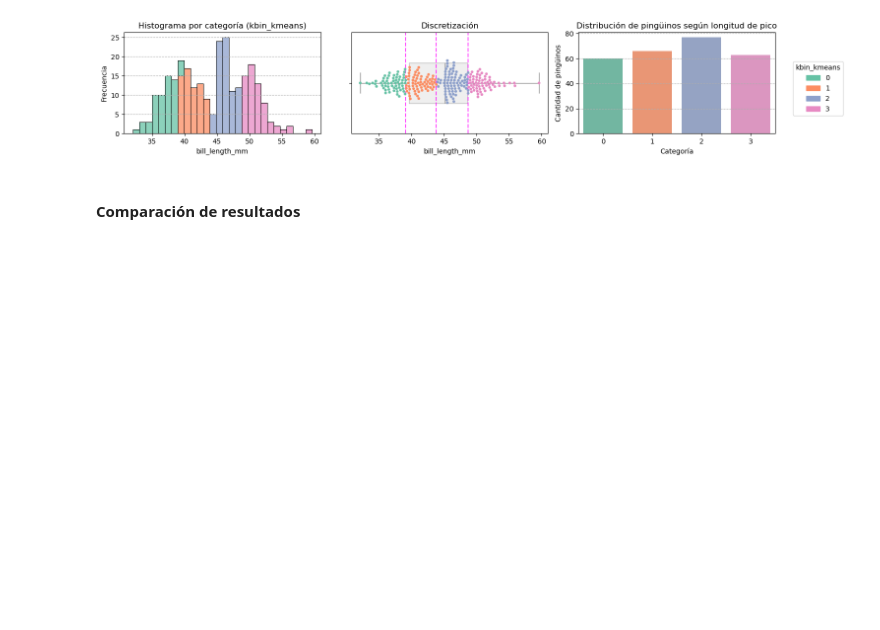
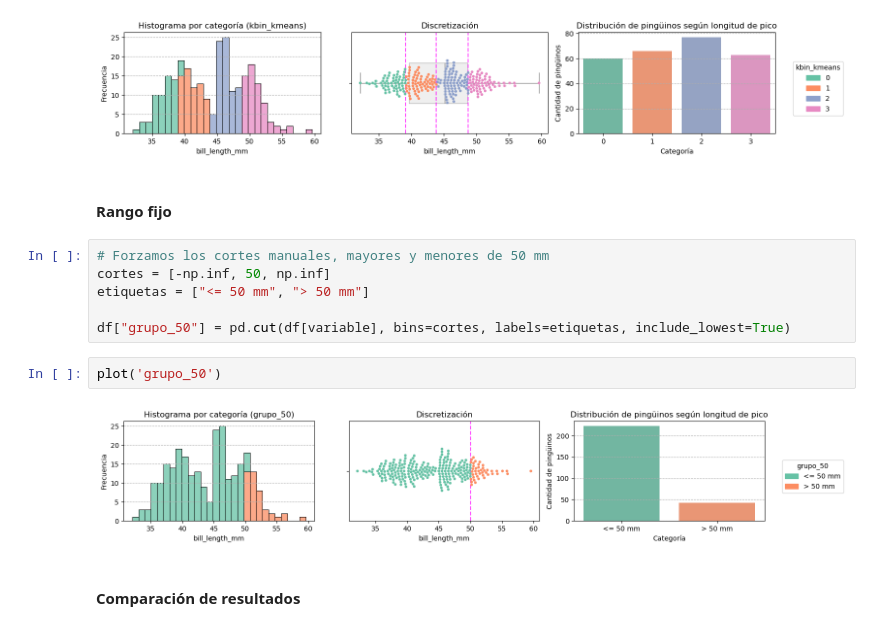
Before and after one commit to FIUBA-Posgrado-Inteligencia-Artificial/CEIA_Analisis_de_datos, a Jupyter notebook: notebooks/clase_05_discretizacion.ipynb, the cells around one changed output. Drawn from its saved outputs; the diff is of its cells as text; blank space fills up the shorter version.

```diff
--- a/notebooks/clase_05_discretizacion.ipynb
+++ b/notebooks/clase_05_discretizacion.ipynb
@@ -193,6 +193,18 @@ df.head(10)
 plot('kbin_kmeans', True)
 # %% [output]
 [figure]
+# %% [markdown]
+#### Rango fijo
+# %%
+# Forzamos los cortes manuales, mayores y menores de 50 mm
+cortes = [-np.inf, 50, np.inf]
+etiquetas = ["<= 50 mm", "> 50 mm"]
+
+df["grupo_50"] = pd.cut(df[variable], bins=cortes, labels=etiquetas, include_lowest=True)
+# %%
+plot('grupo_50')
+# %% [output]
+[figure, added]
 # %% [markdown]
 #### Comparación de resultados
 # %%
```
Also changed, not shown: parts of 2 cells of this notebook.
